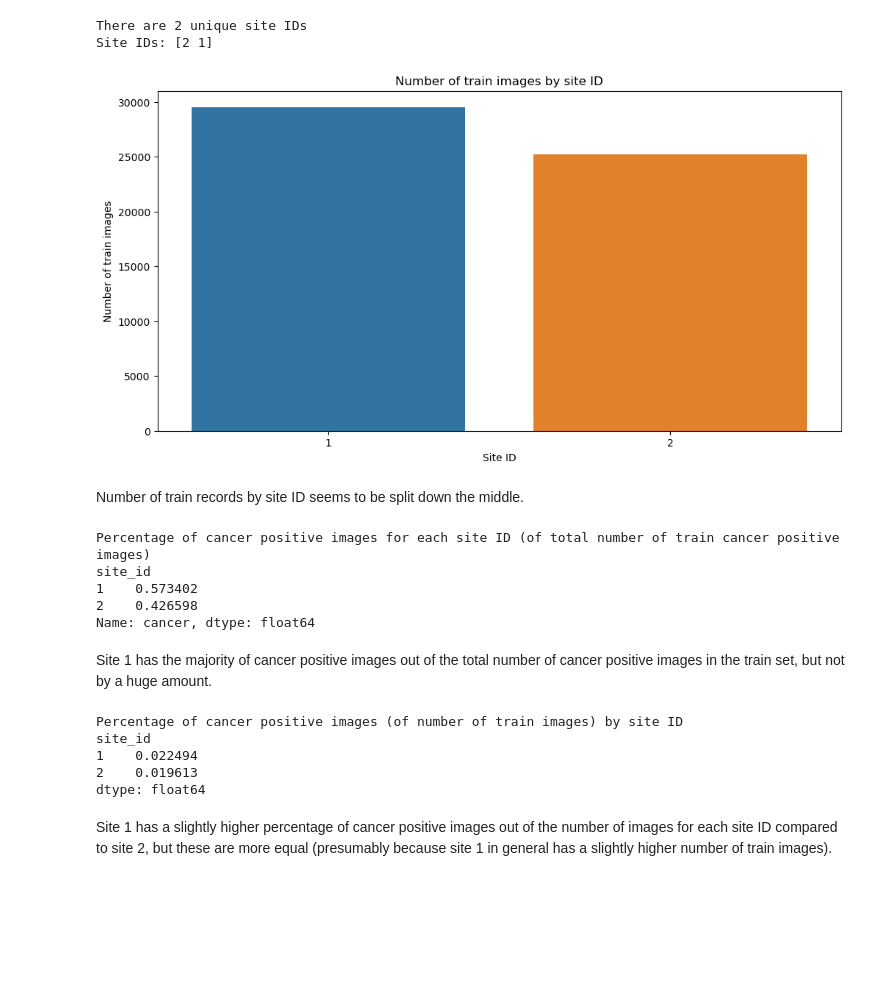
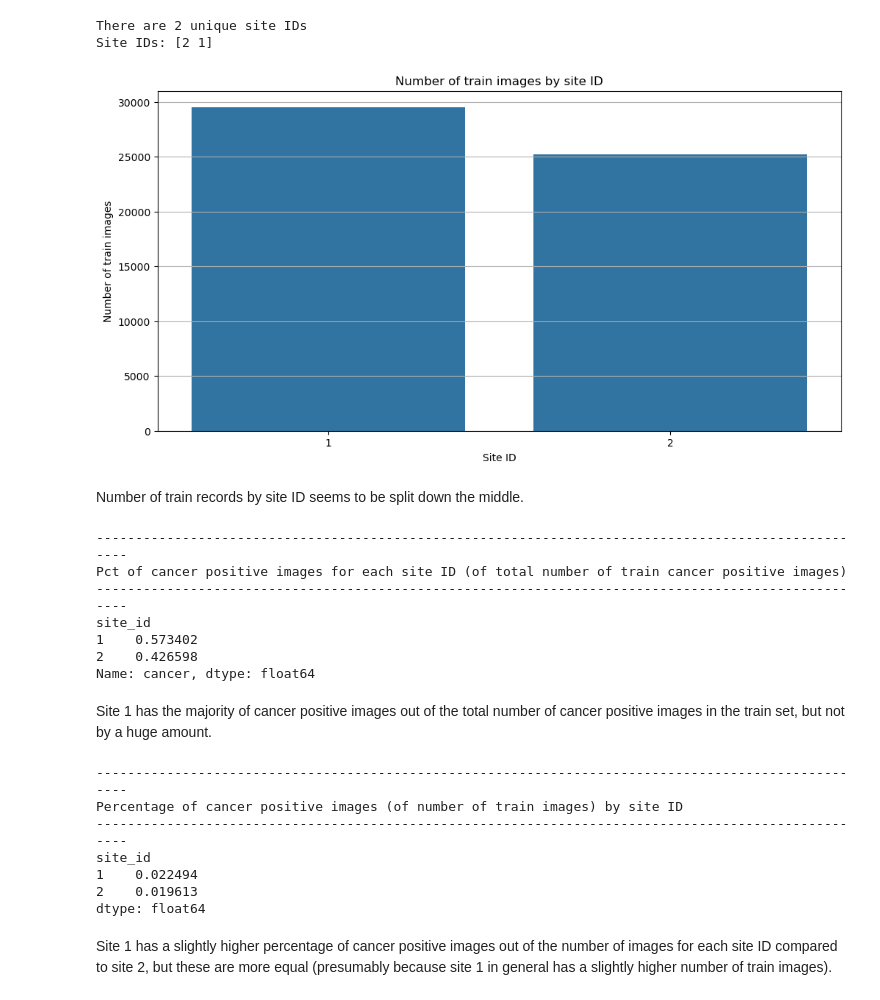
Before and after one commit to edward-sims/breast-cancer-detection, a Jupyter notebook: notebooks/0_eda.ipynb, the cells around one changed output. Cells and saved outputs as stored; diff of their text form; code cells hidden in the pictures; blank space fills up the shorter version.

```diff
--- a/notebooks/0_eda.ipynb
+++ b/notebooks/0_eda.ipynb
@@ -27,6 +27,7 @@ from utils.utils import read_images, display_img
 from utils.constants import ROWS, COLS, CHANNELS, SEED
 
 plt.rcParams["figure.figsize"] = (12, 6)
+pal = sns.color_palette().as_hex() # Color palette
 
 np.random.seed(SEED)
 ia.seed(SEED)
@@ -125,27 +138,34 @@ Site IDs: [2 1]
 # %%
 # Number of train images by site ID
 sns.barplot(
     data=pd.DataFrame(metadata_train["site_id"].value_counts()) \
         .reset_index() \
         .rename(columns={"site_id": "pct", "index": "site_id"}),
     x="site_id",
-    y="pct"
+    y="pct",
+    color=pal[0]
 )
 
 plt.title("Number of train images by site ID")
 plt.xlabel("Site ID")
 plt.ylabel("Number of train images")
+plt.grid(axis="y")
 plt.show()
 # %% [output]
-[figure, old version]
+[figure, new version]
 # %% [markdown]
 Number of train records by site ID seems to be split down the middle.
 # %%
 # Percentage of confirmed cancer images by site ID
-print("Percentage of cancer positive images for each site ID (of total number of train cancer positive images)")
+print(
+f"{'-'*100}\nPct of cancer positive images for each site ID (of total number of train \
+cancer positive images)\n{'-'*100}"
+)
 print(metadata_train.groupby("site_id")["cancer"].sum() / metadata_train["cancer"].sum())
 # %% [output]
-Percentage of cancer positive images for each site ID (of total number of train cancer positive images)
+----------------------------------------------------------------------------------------------------
+Pct of cancer positive images for each site ID (of total number of train cancer positive images)
+----------------------------------------------------------------------------------------------------
 site_id
 1    0.573402
 2    0.426598
@@ -154,10 +174,12 @@ Name: cancer, dtype: float64
 Site 1 has the majority of cancer positive images out of the total number of cancer positive images in the train set, but not by a huge amount.
 # %%
 # Percentage of confirmed cancer images by site ID
-print("Percentage of cancer positive images (of number of train images) by site ID")
+print(f"{'-'*100}\nPercentage of cancer positive images (of number of train images) by site ID\n{'-'*100}")
 print(metadata_train.groupby("site_id")["cancer"].sum() / metadata_train["site_id"].value_counts())
 # %% [output]
+----------------------------------------------------------------------------------------------------
 Percentage of cancer positive images (of number of train images) by site ID
+----------------------------------------------------------------------------------------------------
 site_id
 1    0.022494
 2    0.019613
```
Also changed, not shown: parts of 22 cells of this notebook.
